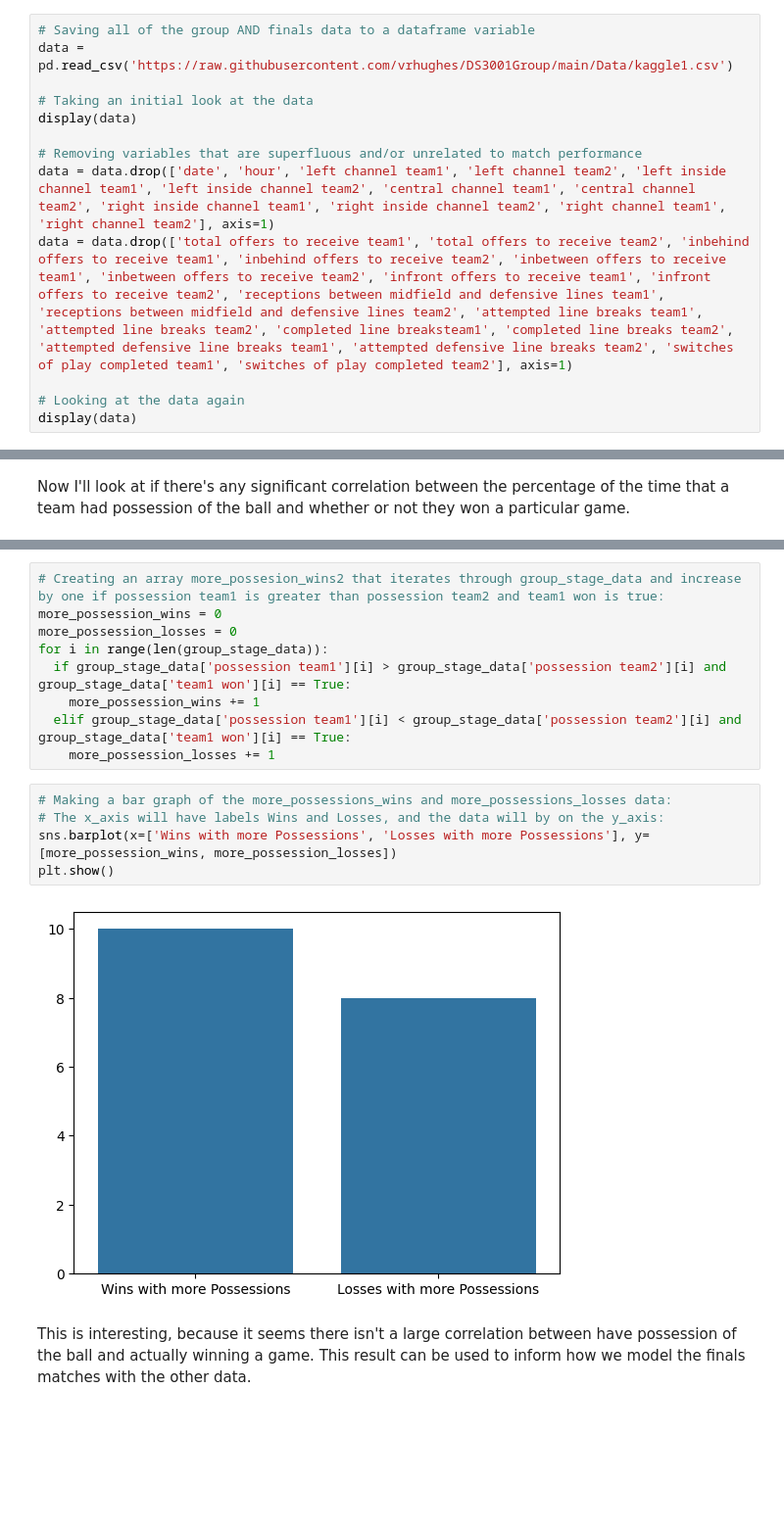
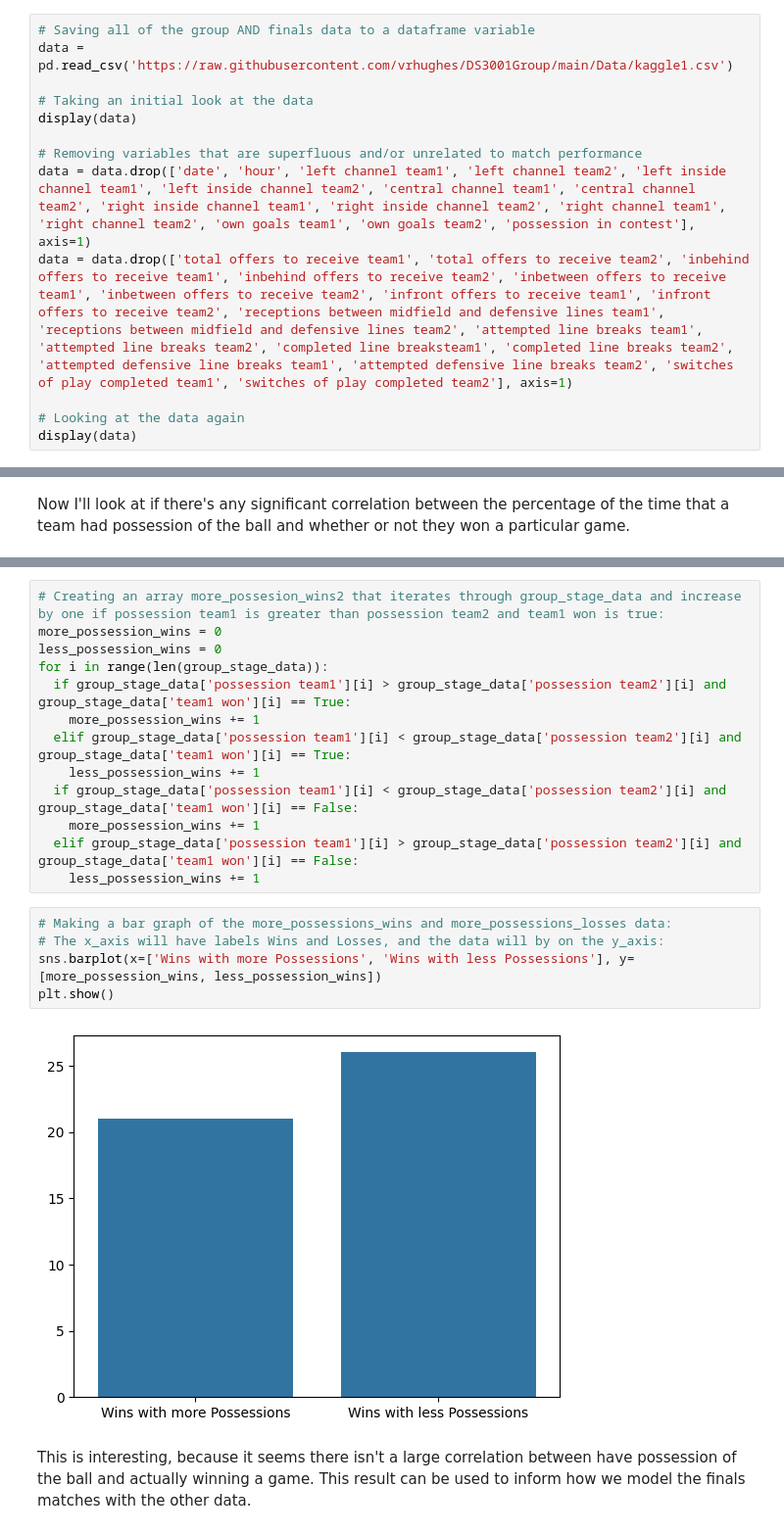
Before and after one commit to vrhughes/DS3001Group, a Jupyter notebook: Results/VH_Data_kaggle1_V2.ipynb, the cells around one changed output, grey strips where cells are left out. Shown: that part at 98% size. Saved outputs shown, nothing was run; the diff lists cells and outputs as text; blank space fills up the shorter version.

```diff
--- a/Results/VH_Data_kaggle1_V2.ipynb
+++ b/Results/VH_Data_kaggle1_V2.ipynb
@@ -19,7 +25,7 @@ data = pd.read_csv('https://raw.githubusercontent.com/vrhughes/DS3001Group/main/
 display(data)
 
 # Removing variables that are superfluous and/or unrelated to match performance
-data = data.drop(['date', 'hour', 'left channel team1', 'left channel team2', 'left inside channel team1', 'left inside channel team2', 'central channel team1', 'central channel team2', 'right inside channel team1', 'right inside channel team2', 'right channel team1', 'right channel team2'], axis=1)
+data = data.drop(['date', 'hour', 'left channel team1', 'left channel team2', 'left inside channel team1', 'left inside channel team2', 'central channel team1', 'central channel team2', 'right inside channel team1', 'right inside channel team2', 'right channel team1', 'right channel team2', 'own goals team1', 'own goals team2', 'possession in contest'], axis=1)
 data = data.drop(['total offers to receive team1', 'total offers to receive team2', 'inbehind offers to receive team1', 'inbehind offers to receive team2', 'inbetween offers to receive team1', 'inbetween offers to receive team2', 'infront offers to receive team1', 'infront offers to receive team2', 'receptions between midfield and defensive lines team1', 'receptions between midfield and defensive lines team2', 'attempted line breaks team1', 'attempted line breaks team2', 'completed line breaksteam1', 'completed line breaks team2', 'attempted defensive line breaks team1', 'attempted defensive line breaks team2', 'switches of play completed team1', 'switches of play completed team2'], axis=1)
 
 # Looking at the data again
@@ -132,19 +138,23 @@ See the caveats in the documentation: https://pandas.pydata.org/pandas-docs/stab
 # %%
 # Creating an array more_possesion_wins2 that iterates through group_stage_data and increase by one if possession team1 is greater than possession team2 and team1 won is true:
 more_possession_wins = 0
-more_possession_losses = 0
+less_possession_wins = 0
 for i in range(len(group_stage_data)):
   if group_stage_data['possession team1'][i] > group_stage_data['possession team2'][i] and group_stage_data['team1 won'][i] == True:
     more_possession_wins += 1
   elif group_stage_data['possession team1'][i] < group_stage_data['possession team2'][i] and group_stage_data['team1 won'][i] == True:
-    more_possession_losses += 1
+    less_possession_wins += 1
+  if group_stage_data['possession team1'][i] < group_stage_data['possession team2'][i] and group_stage_data['team1 won'][i] == False:
+    more_possession_wins += 1
+  elif group_stage_data['possession team1'][i] > group_stage_data['possession team2'][i] and group_stage_data['team1 won'][i] == False:
+    less_possession_wins += 1
 # %%
 # Making a bar graph of the more_possessions_wins and more_possessions_losses data:
 # The x_axis will have labels Wins and Losses, and the data will by on the y_axis:
-sns.barplot(x=['Wins with more Possessions', 'Losses with more Possessions'], y=[more_possession_wins, more_possession_losses])
+sns.barplot(x=['Wins with more Possessions', 'Wins with less Possessions'], y=[more_possession_wins, less_possession_wins])
 plt.show()
 # %% [output]
-[figure, old version]
+[figure, new version]
 # %% [markdown]
 This is interesting, because it seems there isn't a large correlation between have possession of the ball and actually winning a game. This result can be used to inform how we model the finals matches with the other data.
 # %%
```
Also changed, not shown: parts of 9 cells of this notebook.
